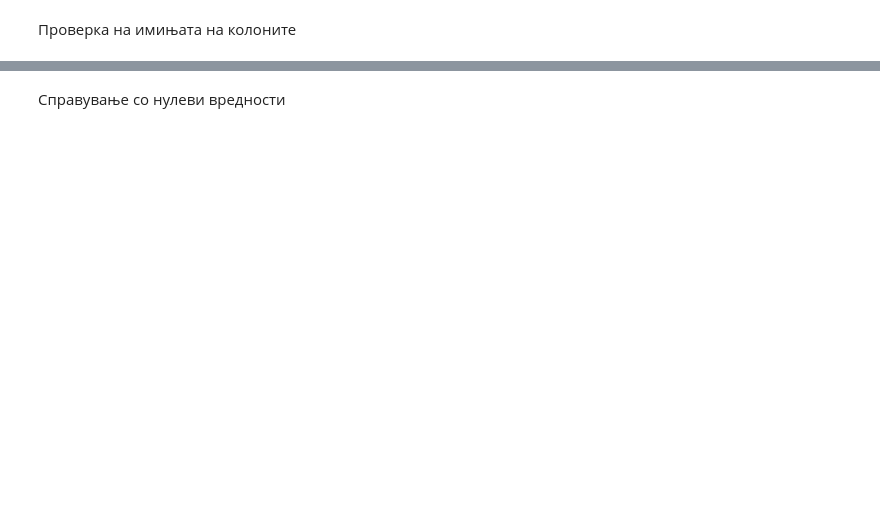
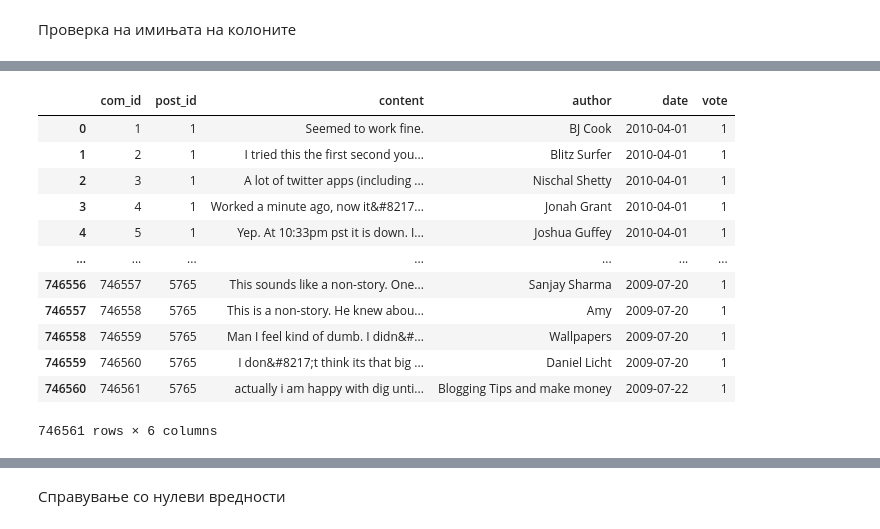
Before and after one commit to janaangeloska/TechCrunch-Unstructured_Databases, a Jupyter notebook: TechCrunch_CleanData.ipynb, the cells around one changed output, grey strips where cells are left out. Saved outputs shown, nothing was run; the diff lists cells and outputs as text; code cells hidden in the pictures; blank space fills up the shorter version.

```diff
--- a/TechCrunch_CleanData.ipynb
+++ b/TechCrunch_CleanData.ipynb
@@ -174,0 +35,16 @@ Index(['post_id', 'title', 'bloggers_name', 'bloggers_id', 'nr_of_comments',
+# %%
+comments_df
+# %% [output]
+|  | com_id | post_id | content | author | date | vote |
+| 0 | 1 | 1 | Seemed to work fine. | BJ Cook | 2010-04-01 | 1 |
+| 1 | 2 | 1 | I tried this the first second you... | Blitz Surfer | 2010-04-01 | 1 |
+| 2 | 3 | 1 | A lot of twitter apps (including ... | Nischal Shetty | 2010-04-01 | 1 |
+| 3 | 4 | 1 | Worked a minute ago, now it&#8217... | Jonah Grant | 2010-04-01 | 1 |
+| 4 | 5 | 1 | Yep. At 10:33pm pst it is down. I... | Joshua Guffey | 2010-04-01 | 1 |
+| ... | ... | ... | ... | ... | ... | ... |
+| 746556 | 746557 | 5765 | This sounds like a non-story. One... | Sanjay Sharma | 2009-07-20 | 1 |
+| 746557 | 746558 | 5765 | This is a non-story. He knew abou... | Amy | 2009-07-20 | 1 |
+| 746558 | 746559 | 5765 | Man I feel kind of dumb. I didn&#... | Wallpapers | 2009-07-20 | 1 |
+| 746559 | 746560 | 5765 | I don&#8217;t think its that big ... | Daniel Licht | 2009-07-20 | 1 |
+| 746560 | 746561 | 5765 | actually i am happy with dig unti... | Blogging Tips and make money | 2009-07-22 | 1 |
+746561 rows × 6 columns
```
Also changed, not shown: parts of 22 cells of this notebook.
